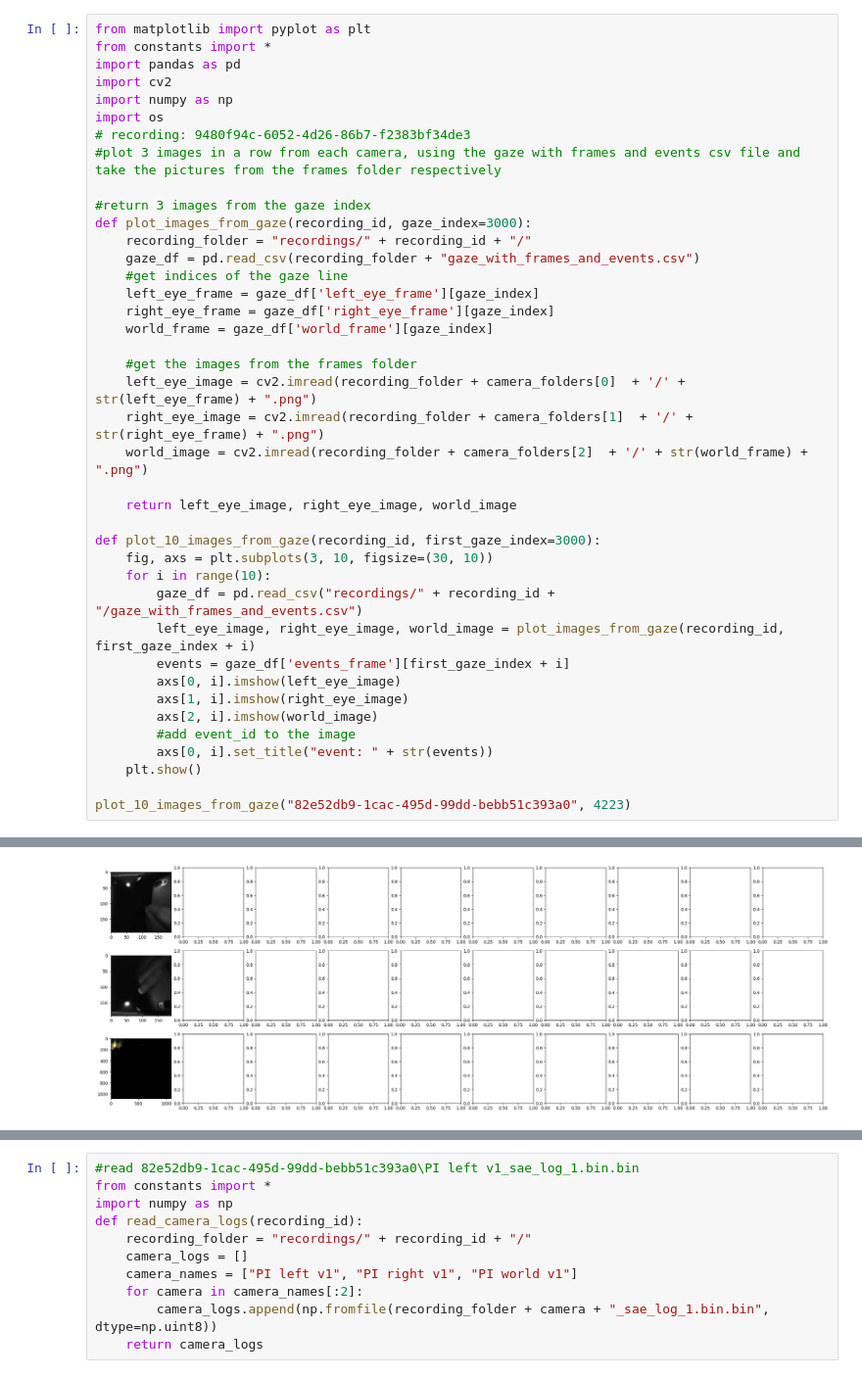
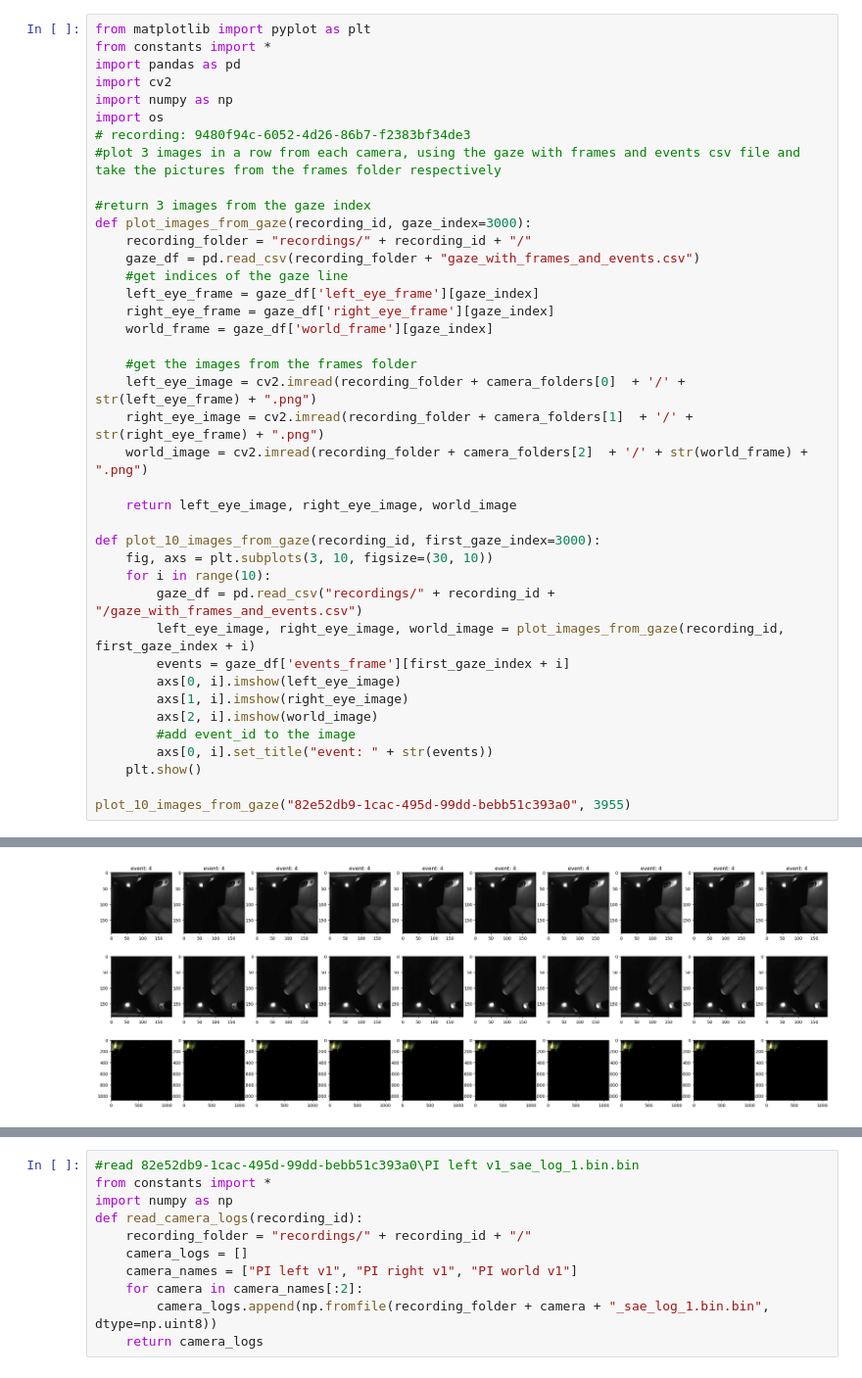
Before and after one commit to mathislindner/Gaze-Data-Acquisition-Code-and-Thesis, a Jupyter notebook: mathis/data_validation.ipynb, the cells around one changed output, grey strips where cells are left out. Shown at 98% size. Cells and saved outputs as stored; diff of their text form.

```diff
--- a/mathis/data_validation.ipynb
+++ b/mathis/data_validation.ipynb
@@ -37,5 +37,5 @@ def plot_10_images_from_gaze(recording_id, first_gaze_index=3000):
         axs[0, i].set_title("event: " + str(events))
     plt.show()
 
-plot_10_images_from_gaze("82e52db9-1cac-495d-99dd-bebb51c393a0", 4223)
+plot_10_images_from_gaze("82e52db9-1cac-495d-99dd-bebb51c393a0", 3955)
 # %% [output]
@@ -43 +44 @@ IndexError: invalid index to scalar variable.
-[figure, old version]
+[figure, new version]
```
Also changed, not shown: parts of 10 cells of this notebook, 2 other files.
